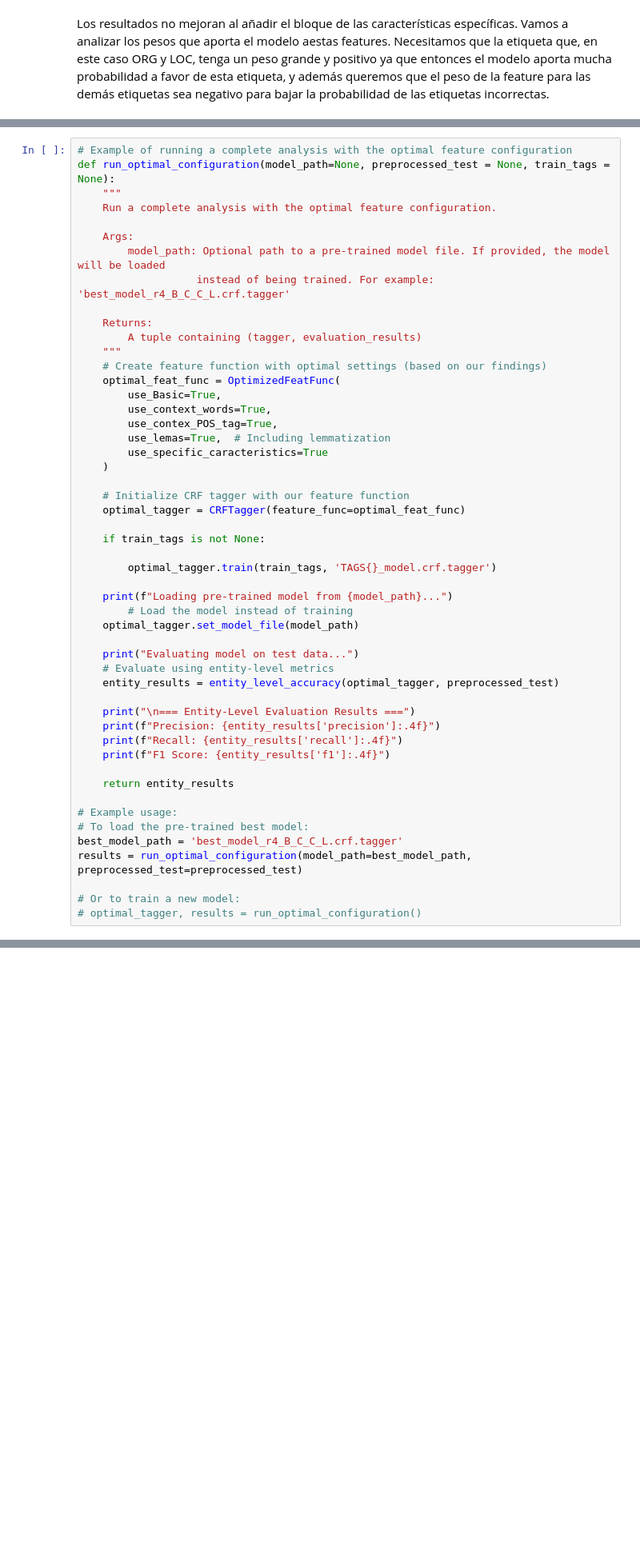
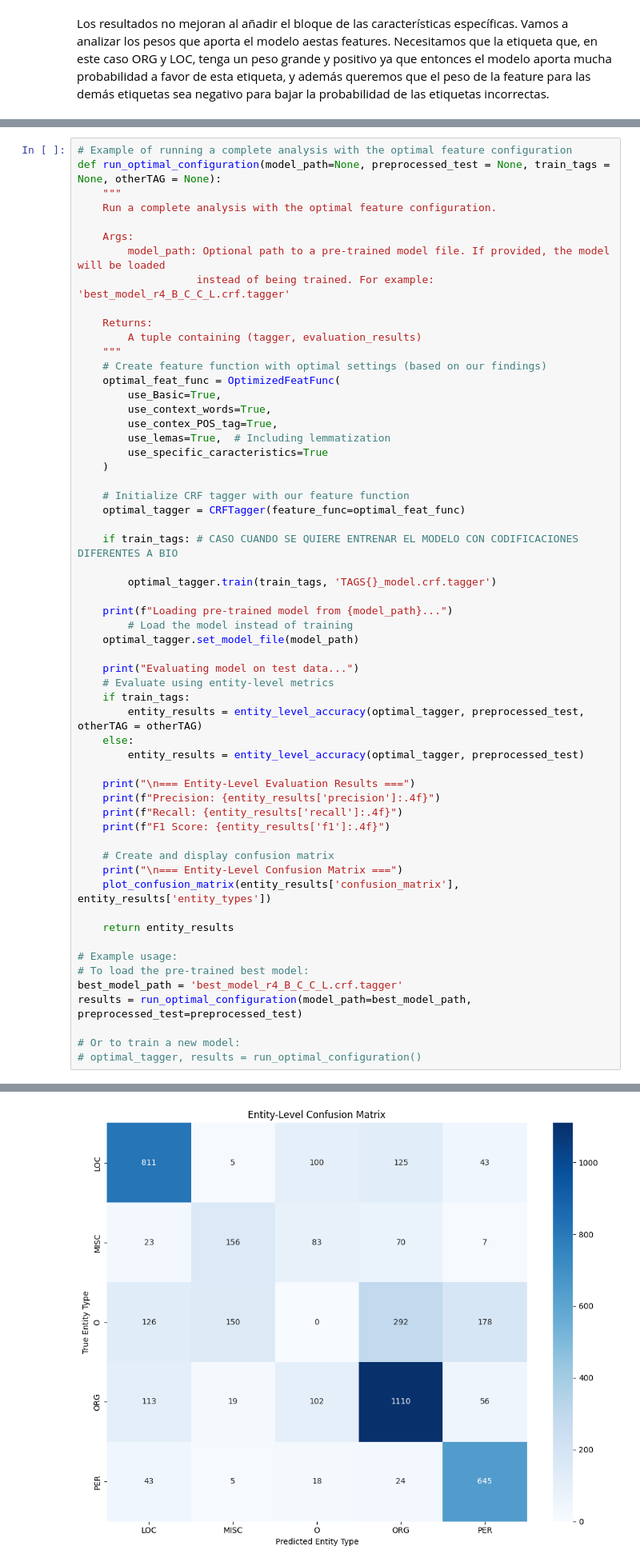
Before and after one commit to TaliaPr/Natural-Language-Processing, a Jupyter notebook: Classificación_secuencias/example.ipynb, the cells around one changed output, grey strips where cells are left out. Shown at 80% size. Cells and saved outputs as stored; diff of their text form; blank space fills up the shorter version.

```diff
--- a/Classificación_secuencias/example.ipynb
+++ b/Classificación_secuencias/example.ipynb
@@ -869,7 +1204,7 @@ Now that we've identified the best feature combinations, we can train a model wi
 Buscamos los mejores features a base de addición, y lo avaluamos con los datos de validación, posteriormente obtenemos el modelo con mejor score F1 y lo predecimos para los datos test como validación del modelo.
 # %%
 # Example of running a complete analysis with the optimal feature configuration
-def run_optimal_configuration(model_path=None, preprocessed_test = None, train_tags = None):
+def run_optimal_configuration(model_path=None, preprocessed_test = None, train_tags = None, otherTAG = None):
     """
     Run a complete analysis with the optimal feature configuration.
 
@@ -892,7 +1227,7 @@ def run_optimal_configuration(model_path=None, preprocessed_test = None, train_t
     # Initialize CRF tagger with our feature function
     optimal_tagger = CRFTagger(feature_func=optimal_feat_func)
 
-    if train_tags is not None:
+    if train_tags: # CASO CUANDO SE QUIERE ENTRENAR EL MODELO CON CODIFICACIONES DIFERENTES A BIO
 
         optimal_tagger.train(train_tags, 'TAGS{}_model.crf.tagger')
 
@@ -902,12 +1237,19 @@ def run_optimal_configuration(model_path=None, preprocessed_test = None, train_t
 
     print("Evaluating model on test data...")
     # Evaluate using entity-level metrics
-    entity_results = entity_level_accuracy(optimal_tagger, preprocessed_test)
+    if train_tags:
+        entity_results = entity_level_accuracy(optimal_tagger, preprocessed_test, otherTAG = otherTAG)
+    else:
+        entity_results = entity_level_accuracy(optimal_tagger, preprocessed_test)
 
     print("\n=== Entity-Level Evaluation Results ===")
     print(f"Precision: {entity_results['precision']:.4f}")
     print(f"Recall: {entity_results['recall']:.4f}")
     print(f"F1 Score: {entity_results['f1']:.4f}")
+
+    # Create and display confusion matrix
+    print("\n=== Entity-Level Confusion Matrix ===")
+    plot_confusion_matrix(entity_results['confusion_matrix'], entity_results['entity_types'])
 
     return entity_results
 
@@ -928,0 +1273 @@ F1 Score: 0.7732
+[figure, added]
```
Also changed, not shown: parts of 19 cells of this notebook, 8 other files.
